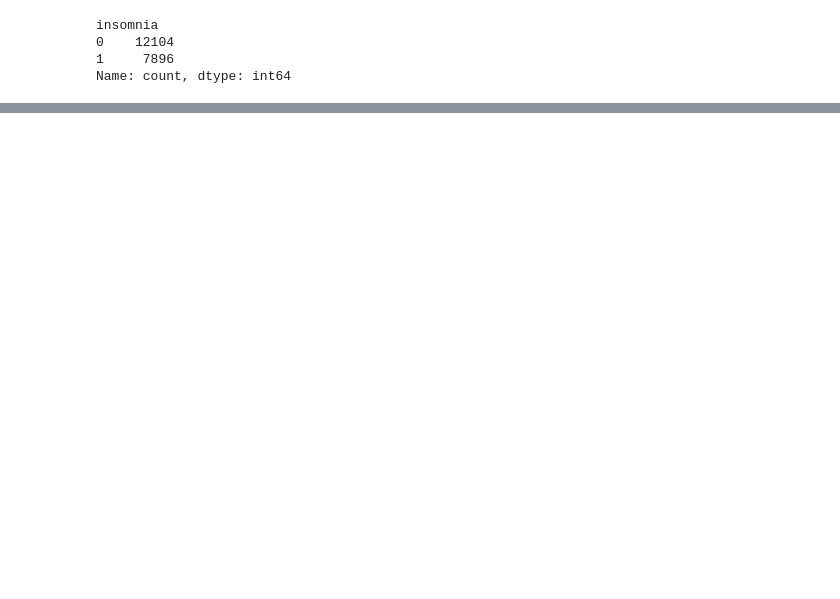
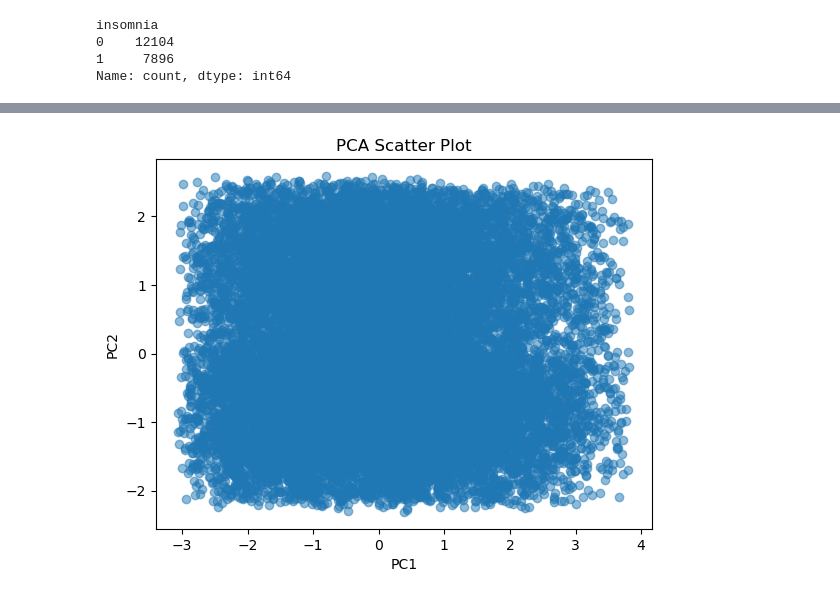
Before and after one commit to debanjan-cosmo/Erdos_Data_Science_Project_2025, a Jupyter notebook: 04_Modelling_Unsupervised_Learning.ipynb, the cells around one changed output, grey strips where cells are left out. Cells and saved outputs as stored; diff of their text form; code cells hidden in the pictures; blank space fills up the shorter version.

```diff
--- a/04_Modelling_Unsupervised_Learning.ipynb
+++ b/04_Modelling_Unsupervised_Learning.ipynb
@@ -59,6 +66,12 @@ omit_cols = ['blood_pressure',
               'systolic',
               'diastolic']
 df = df.drop(columns=omit_cols)
+# %%
+def bmi(row):
+
+    return row['weight']/(row['height']/100.0)**2
+
+df['bmi'] = df.apply(bmi, axis=1)
 # %%
 df.columns
 # %% [output]
@@ -132,0 +305,15 @@ Name: count, dtype: int64
+# %%
+from sklearn.decomposition import PCA
+import seaborn as sns
+import matplotlib.pyplot as plt
+
+pca = PCA(n_components=2)  # Reduce to 2D for visualization
+df_pca = pca.fit_transform(df[numerical_cols])  # Use only numerical columns
+
+plt.scatter(df_pca[:, 0], df_pca[:, 1], alpha=0.5)
+plt.xlabel('PC1')
+plt.ylabel('PC2')
+plt.title('PCA Scatter Plot')
+plt.show()
+# %% [output]
+[figure, added]
```
Also changed, not shown: parts of 23 cells of this notebook, 3 other files.
